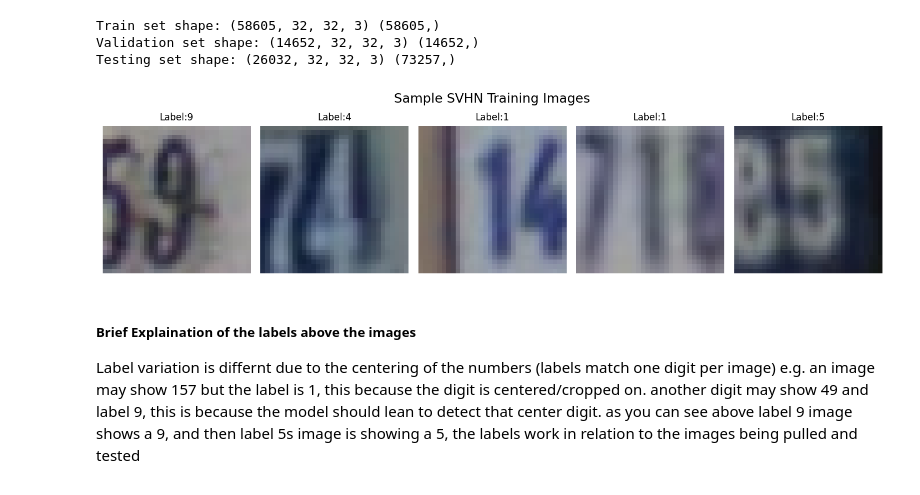
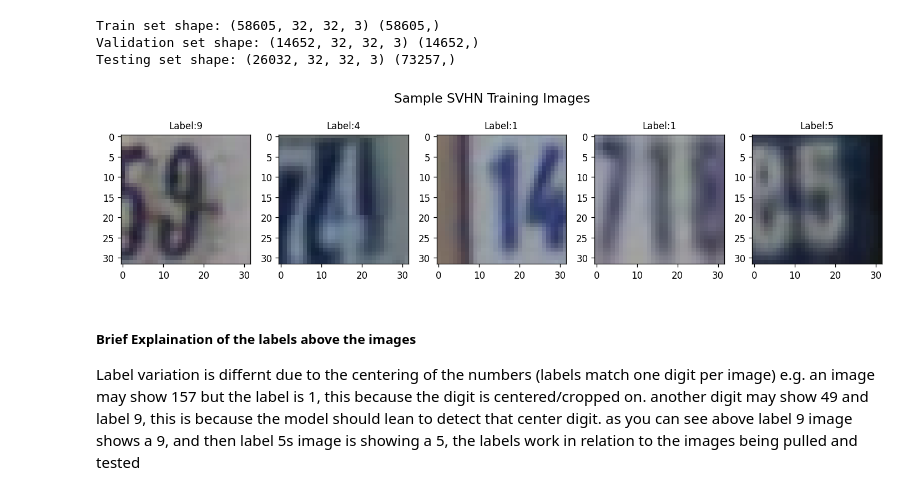
Before and after one commit to MikeShier/BIG-DATA-CW2, a Jupyter notebook: CW2.ipynb, the cells around one changed output. Cells and saved outputs as stored; diff of their text form; code cells hidden in the pictures.

Commit message:
minor adjustment to images

```diff
--- a/CW2.ipynb
+++ b/CW2.ipynb
@@ -86,18 +86,18 @@ Testing set shape: (26032, 32, 32, 3) (73257,)
 # %%
 # Visulising some samples
 plt.figure(figsize=(12,3), dpi= 120)
 
 for i in range(5):
     plt.subplot(1, 5, i + 1)
     plt.imshow(X_train_split[i], interpolation='nearest')
     plt.title(f"Label:{y_train_split[i]}", fontsize = 10)
-    plt.axis('off')
+    plt.axis('on')
 
 plt.suptitle("Sample SVHN Training Images", fontsize = 14)
 plt.tight_layout()
 plt.show()
 # %% [output]
-[figure, old version]
+[figure, new version]
 # %% [markdown]
 ##### Brief Explaination of the labels above the images
  Label variation is differnt due to the centering of the numbers (labels match one digit per image) e.g. an image may show 157 but the label is 1, this because the digit is centered/cropped on. another digit may show 49 and label 9, this is because the model should lean to detect that center digit. as you can see above label 9 image shows a 9, and then label 5s image is showing a 5, the labels work in relation to the images being pulled and tested
```
